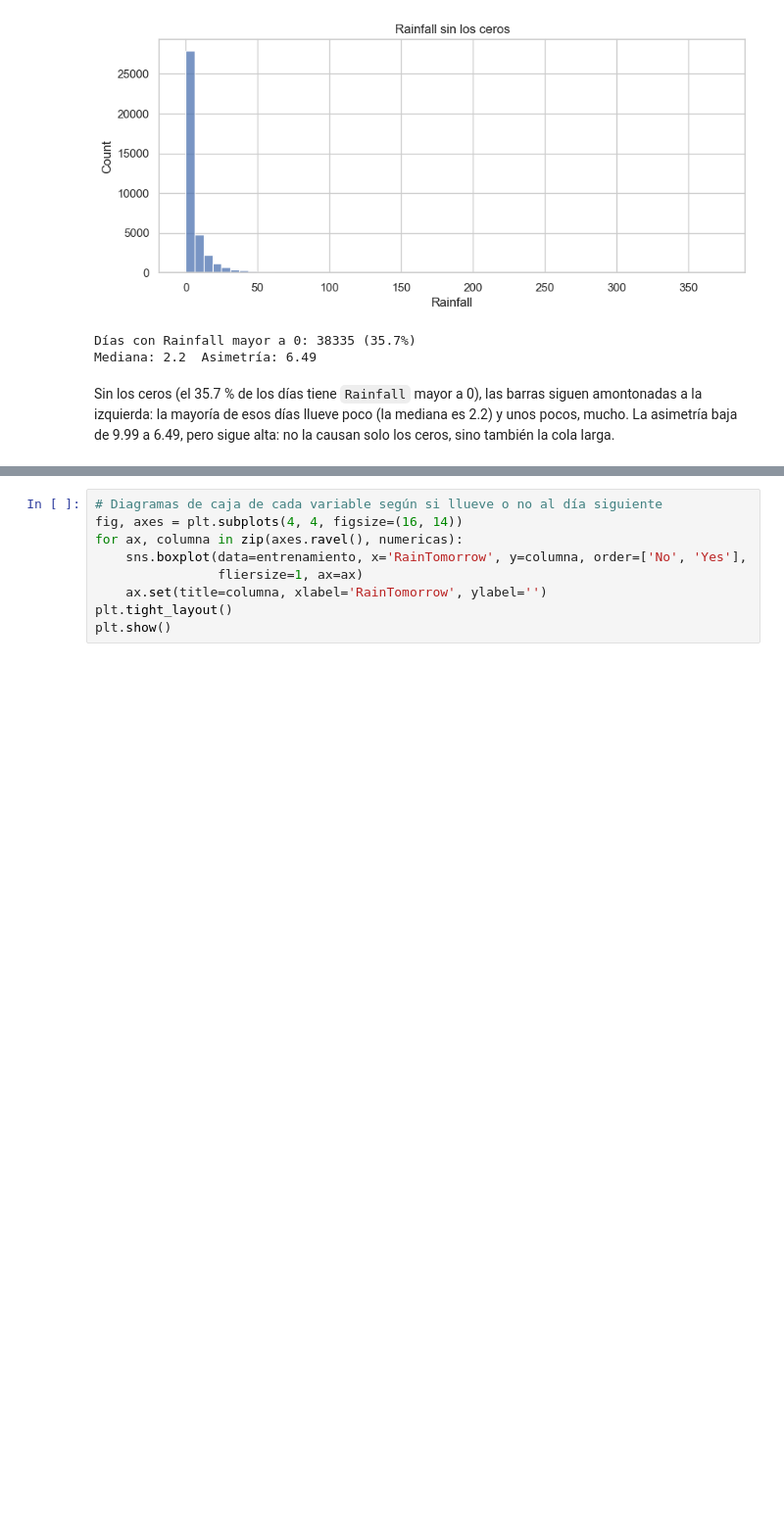
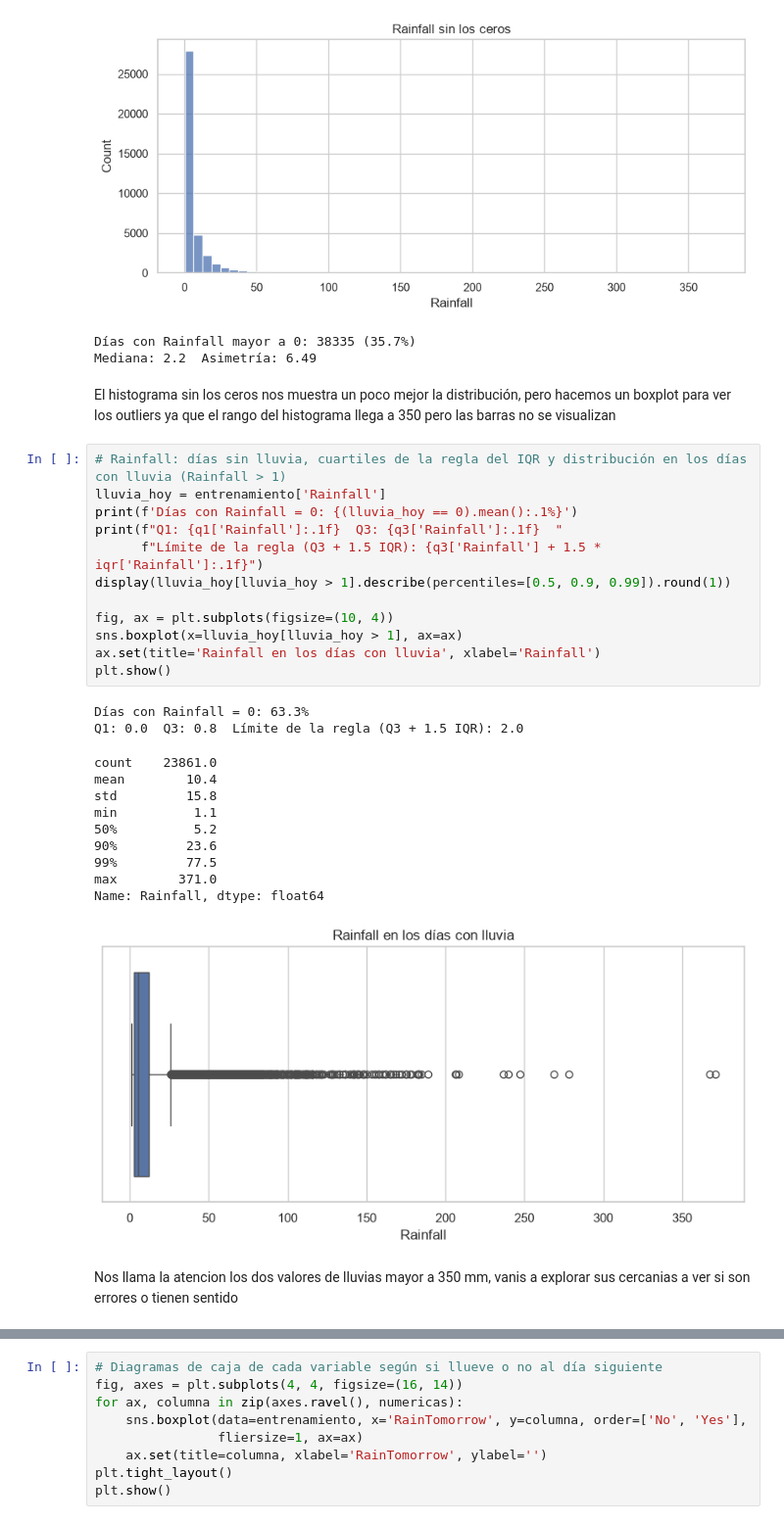
Before and after one commit to ismadarruiz-atr/TP_AA1_Calabozo_Darruiz_DiCarlo_Giuntoli, a Jupyter notebook: TP_2/TP-clasificacion-AA1.ipynb, the cells around one changed output, grey strips where cells are left out. Shown at 98% size. Drawn from its saved outputs; the diff is of its cells as text; blank space fills up the shorter version.

Commit message:
Agrega comentarios al análisis exploratorio del TP2 y reorganiza el análisis de Rainfall

```diff
--- a/TP_2/TP-clasificacion-AA1.ipynb
+++ b/TP_2/TP-clasificacion-AA1.ipynb
@@ -281,7 +281,32 @@ print(f'Mediana: {rainfall_sin_ceros.median()}  Asimetría: {rainfall_sin_ceros.
 [figure]
 Días con Rainfall mayor a 0: 38335 (35.7%)
 Mediana: 2.2  Asimetría: 6.49
-# %% [markdown]
-Sin los ceros (el 35.7 % de los días tiene `Rainfall` mayor a 0), las barras siguen amontonadas a la izquierda: la
-mayoría de esos días llueve poco (la mediana es 2.2) y unos pocos, mucho. La asimetría baja de 9.99 a 6.49, pero
-sigue alta: no la causan solo los ceros, sino también la cola larga.
+# %% [markdown]
+El histograma sin los ceros nos muestra un poco mejor la distribución, pero hacemos un boxplot para ver los outliers ya que el rango del histograma llega a 350 pero las barras no se visualizan
+# %%
+# Rainfall: días sin lluvia, cuartiles de la regla del IQR y distribución en los días con lluvia (Rainfall > 1)
+lluvia_hoy = entrenamiento['Rainfall']
+print(f'Días con Rainfall = 0: {(lluvia_hoy == 0).mean():.1%}')
+print(f"Q1: {q1['Rainfall']:.1f}  Q3: {q3['Rainfall']:.1f}  "
+      f"Límite de la regla (Q3 + 1.5 IQR): {q3['Rainfall'] + 1.5 * iqr['Rainfall']:.1f}")
+display(lluvia_hoy[lluvia_hoy > 1].describe(percentiles=[0.5, 0.9, 0.99]).round(1))
+
+fig, ax = plt.subplots(figsize=(10, 4))
+sns.boxplot(x=lluvia_hoy[lluvia_hoy > 1], ax=ax)
+ax.set(title='Rainfall en los días con lluvia', xlabel='Rainfall')
+plt.show()
+# %% [output]
+Días con Rainfall = 0: 63.3%
+Q1: 0.0  Q3: 0.8  Límite de la regla (Q3 + 1.5 IQR): 2.0
+count    23861.0
+mean        10.4
+std         15.8
+min          1.1
+50%          5.2
+90%         23.6
+99%         77.5
+max        371.0
+Name: Rainfall, dtype: float64
+[figure, added]
+# %% [markdown]
+Nos llama la atencion los dos valores de lluvias mayor a 350 mm, vanis a explorar sus cercanias a ver si son errores o tienen sentido
```
Also changed, not shown: parts of 34 cells of this notebook.
